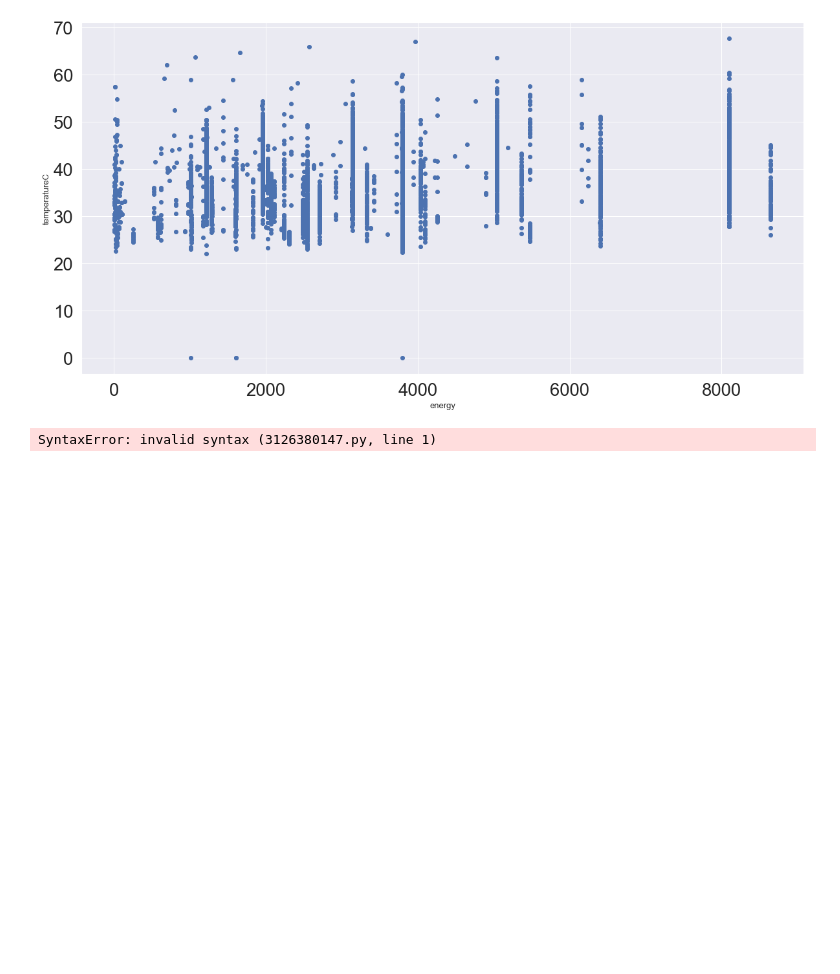
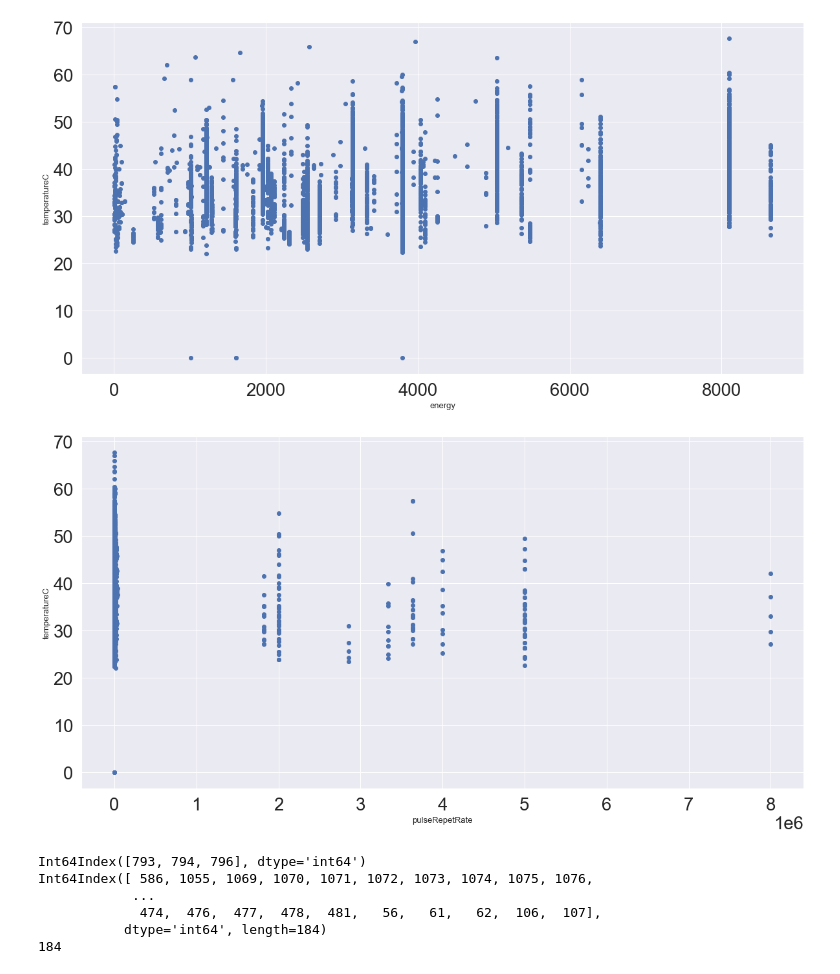
Before and after one commit to Hot-KimChi/ML_DL_study, a Jupyter notebook: Temperature measurement.ipynb, the cells around one changed output. Cells and saved outputs as stored; diff of their text form; code cells hidden in the pictures; blank space fills up the shorter version.

Commit message:
1) in progress - drop unnecessary data for ML modeling.

```diff
--- a/Temperature measurement.ipynb
+++ b/Temperature measurement.ipynb
@@ -297,8 +297,25 @@ plt.ylabel('temperatureC', fontsize=13)
 plt.show()
 # %% [output]
 [figure]
+# %%
+fig, axs = plt.subplots(figsize=(20, 10))
+axs.scatter(x = AOP_data['pulseRepetRate'], y = AOP_data['temperatureC'])
+plt.xlabel('pulseRepetRate', fontsize=13)
+plt.ylabel('temperatureC', fontsize=13)
+plt.show()
+# %% [output]
+[figure, added]
 # %%
-print(AOP_data[(AOP_data['temperatureC']==0).index)
+print(AOP_data[(AOP_data['temperatureC']==0)].index)
+print(AOP_data[(AOP_data['temperatureC']<26)].index)
+
+print(len(AOP_data[(AOP_data['temperatureC']<26)].index))
+
 # AOP_data = AOP_data.drop(AOP_data[AOP_data['temperatureC']].index)
 # %% [output]
-SyntaxError: invalid syntax (3126380147.py, line 1)
+Int64Index([793, 794, 796], dtype='int64')
+Int64Index([ 586, 1055, 1069, 1070, 1071, 1072, 1073, 1074, 1075, 1076,
+            ...
+             474,  476,  477,  478,  481,   56,   61,   62,  106,  107],
+           dtype='int64', length=184)
+184
```
Also changed, not shown: parts of 8 cells of this notebook, 1 other file.
